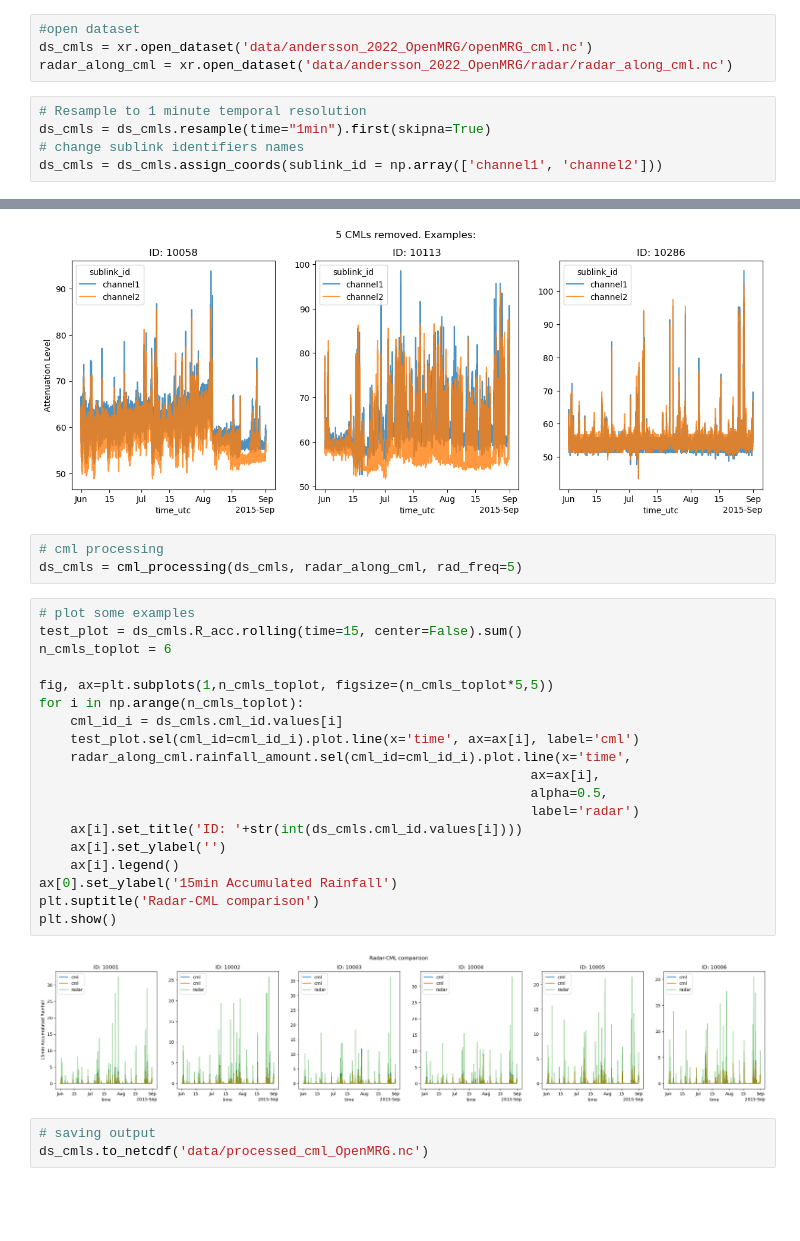
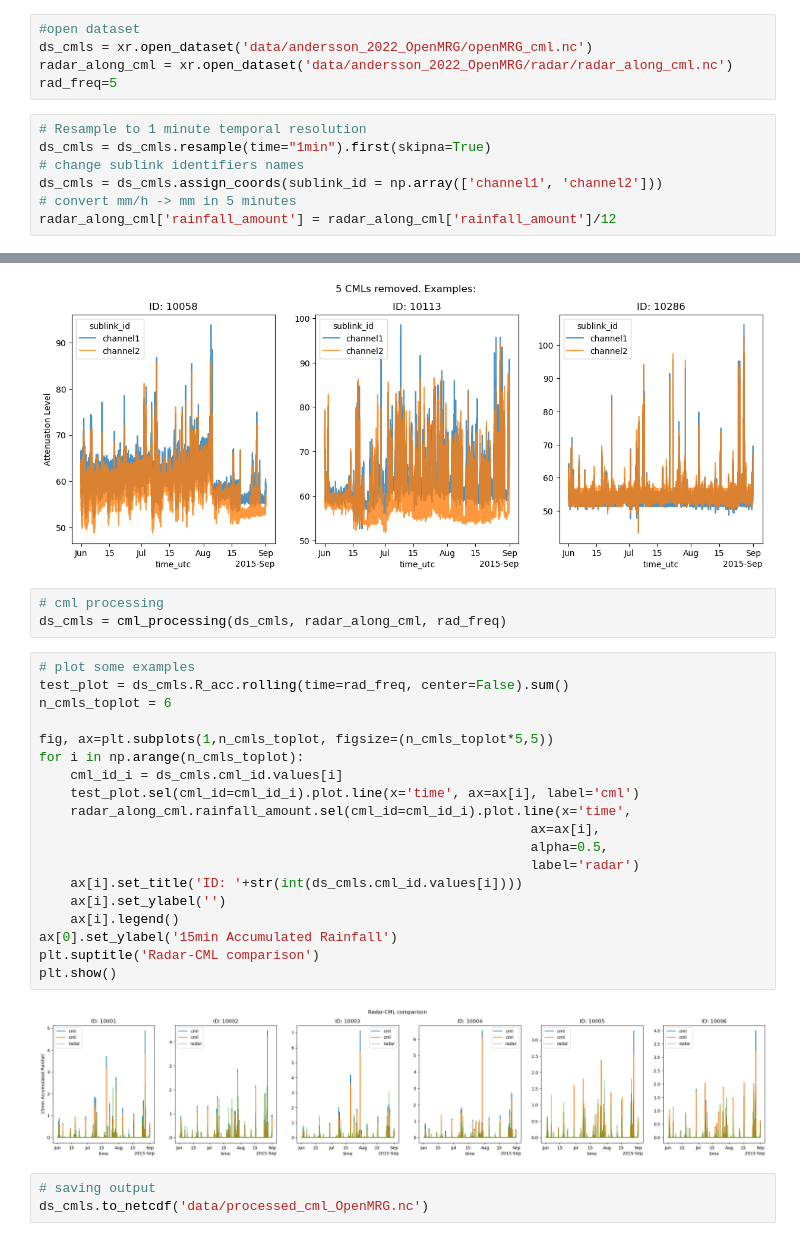
Before and after one commit to OpenSenseAction/radar_adjustment_intercomparison, a Jupyter notebook: 2_cml_processing.ipynb, the cells around one changed output, grey strips where cells are left out. Cells and saved outputs as stored; diff of their text form; blank space fills up the shorter version.

Commit message:
changed radar_along_cml for OpenMRG

```diff
--- a/2_cml_processing.ipynb
+++ b/2_cml_processing.ipynb
@@ -116,11 +116,14 @@ def cml_processing(ds_cmls_input, radar_along_cml, rad_freq):
 #open dataset
 ds_cmls = xr.open_dataset('data/andersson_2022_OpenMRG/openMRG_cml.nc')
 radar_along_cml = xr.open_dataset('data/andersson_2022_OpenMRG/radar/radar_along_cml.nc')
+rad_freq=5
 # %%
 # Resample to 1 minute temporal resolution
 ds_cmls = ds_cmls.resample(time="1min").first(skipna=True)
 # change sublink identifiers names
 ds_cmls = ds_cmls.assign_coords(sublink_id = np.array(['channel1', 'channel2']))
+# convert mm/h -> mm in 5 minutes
+radar_along_cml['rainfall_amount'] = radar_along_cml['rainfall_amount']/12
 # %%
 # compute attenuation + QC
 ds_cmls, filtered = cml_preprocessing(ds_cmls)
@@ -138,28 +141,28 @@ plt.show()
 [figure]
 # %%
 # cml processing
-ds_cmls = cml_processing(ds_cmls, radar_along_cml, rad_freq=5)
+ds_cmls = cml_processing(ds_cmls, radar_along_cml, rad_freq)
 # %%
 # plot some examples
-test_plot = ds_cmls.R_acc.rolling(time=15, center=False).sum()
+test_plot = ds_cmls.R_acc.rolling(time=rad_freq, center=False).sum()
 n_cmls_toplot = 6
 
 fig, ax=plt.subplots(1,n_cmls_toplot, figsize=(n_cmls_toplot*5,5))
 for i in np.arange(n_cmls_toplot):
     cml_id_i = ds_cmls.cml_id.values[i]
     test_plot.sel(cml_id=cml_id_i).plot.line(x='time', ax=ax[i], label='cml')
     radar_along_cml.rainfall_amount.sel(cml_id=cml_id_i).plot.line(x='time',
                                                                ax=ax[i],
                                                                alpha=0.5,
                                                                label='radar')
     ax[i].set_title('ID: '+str(int(ds_cmls.cml_id.values[i])))
     ax[i].set_ylabel('')
     ax[i].legend()
 ax[0].set_ylabel('15min Accumulated Rainfall')
 plt.suptitle('Radar-CML comparison')
 plt.show()
 # %% [output]
-[figure, old version]
+[figure, new version]
 # %%
 # saving output
 ds_cmls.to_netcdf('data/processed_cml_OpenMRG.nc')
```
Also changed, not shown: parts of 3 cells of this notebook.
